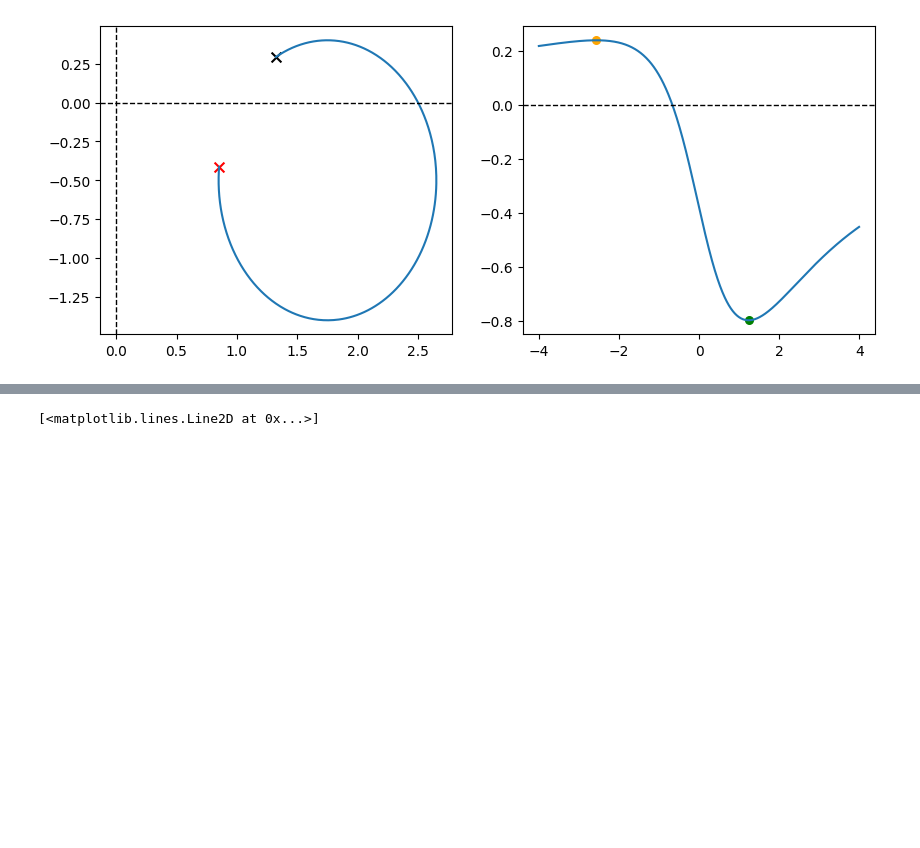
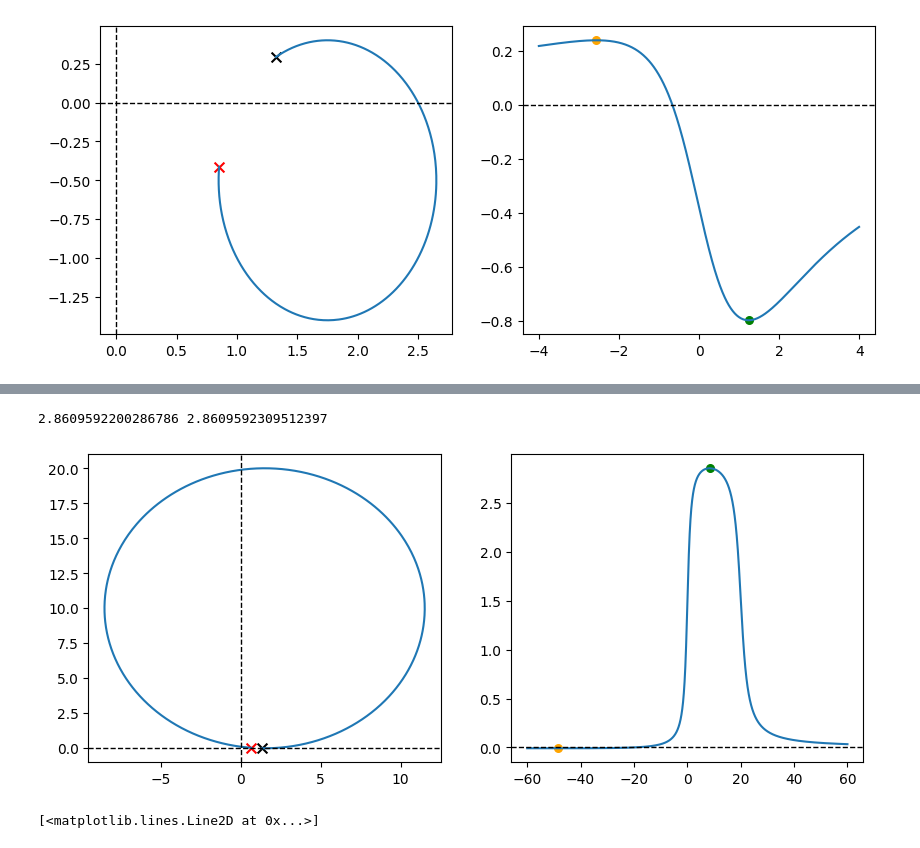
Before and after one commit to kulichik39/photoionization_analysis, a Jupyter notebook: phase_model_analysis/phase_model.ipynb, the cells around one changed output, grey strips where cells are left out. Cells and saved outputs as stored; diff of their text form; code cells hidden in the pictures; blank space fills up the shorter version.

```diff
--- a/phase_model_analysis/phase_model.ipynb
+++ b/phase_model_analysis/phase_model.ipynb
@@ -135,3 +149,17 @@ print(phase_ext1 - phase_ext2, analyt_jump(R, I))
+# %%
+# I > 1
+R = -20
+I = 2
+
+eps = np.arange(-60, 60, 0.01)
+
+energy_term, phase, ext1, ext2, phase_ext1, phase_ext2 = plot(R, I, eps, absorption=False)
+
+
+print(phase_ext1 - phase_ext2, analyt_jump(R, I))
+# %% [output]
+2.8609592200286786 2.8609592309512397
+[figure, added]
 # %%
 sigma_0 = 4
 sigma_bg = 101
```
Also changed, not shown: parts of 1 cell of this notebook, 26 other files.
